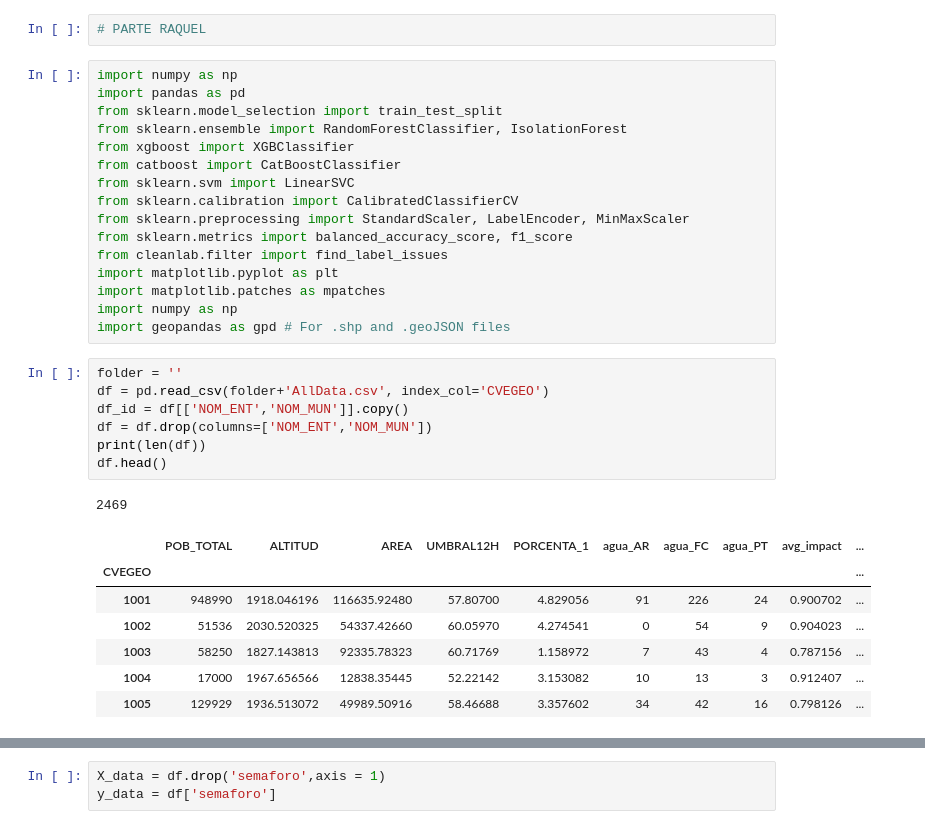
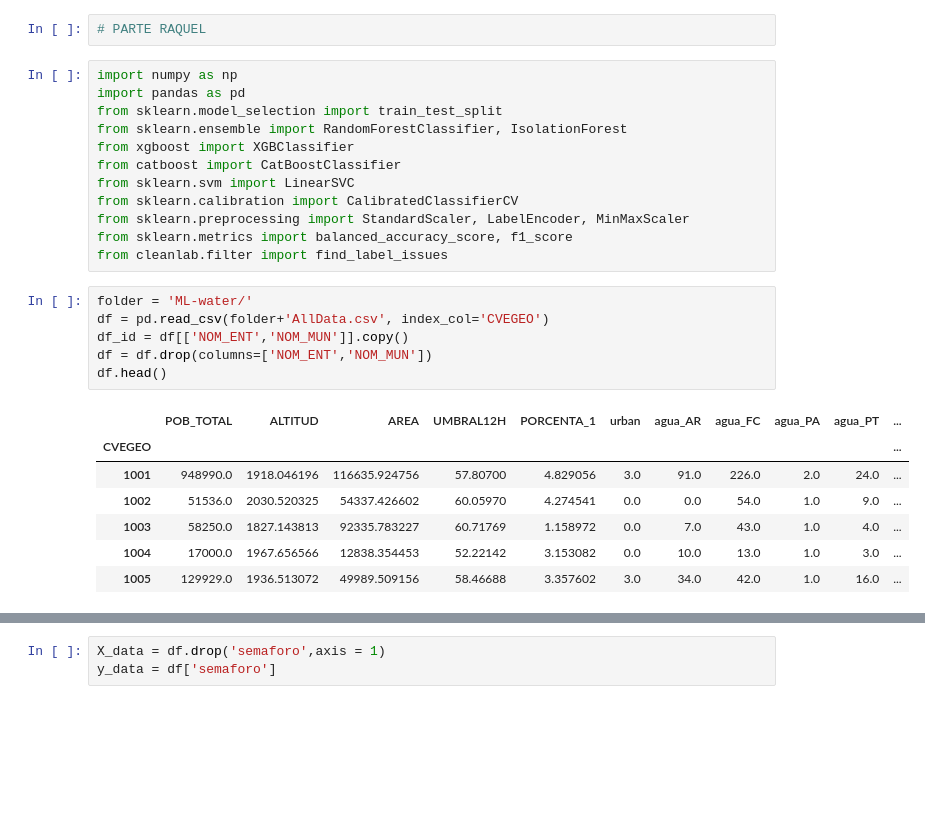
Before and after one commit to raqcoss/ML-water, a Jupyter notebook: parte_raquel.ipynb, the cells around one changed output, grey strips where cells are left out. Saved outputs shown, nothing was run; the diff lists cells and outputs as text; blank space fills up the shorter version.

```diff
--- a/parte_raquel.ipynb
+++ b/parte_raquel.ipynb
@@ -12,23 +12,17 @@ from sklearn.calibration import CalibratedClassifierCV
 from sklearn.preprocessing import StandardScaler, LabelEncoder, MinMaxScaler
 from sklearn.metrics import balanced_accuracy_score, f1_score
 from cleanlab.filter import find_label_issues
-import matplotlib.pyplot as plt
-import matplotlib.patches as mpatches
-import numpy as np
-import geopandas as gpd # For .shp and .geoJSON files
 # %%
-folder = ''
+folder = 'ML-water/'
 df = pd.read_csv(folder+'AllData.csv', index_col='CVEGEO')
 df_id = df[['NOM_ENT','NOM_MUN']].copy()
 df = df.drop(columns=['NOM_ENT','NOM_MUN'])
-print(len(df))
 df.head()
 # %% [output]
-2469
-|  | POB_TOTAL | ALTITUD | AREA | UMBRAL12H | PORCENTA_1 | agua_AR | agua_FC | agua_PT | avg_impact | ... |
-| CVEGEO |  |  |  |  |  |  |  |  |  | ... |
-| 1001 | 948990 | 1918.046196 | 116635.92480 | 57.80700 | 4.829056 | 91 | 226 | 24 | 0.900702 | ... |
-| 1002 | 51536 | 2030.520325 | 54337.42660 | 60.05970 | 4.274541 | 0 | 54 | 9 | 0.904023 | ... |
-| 1003 | 58250 | 1827.143813 | 92335.78323 | 60.71769 | 1.158972 | 7 | 43 | 4 | 0.787156 | ... |
-| 1004 | 17000 | 1967.656566 | 12838.35445 | 52.22142 | 3.153082 | 10 | 13 | 3 | 0.912407 | ... |
-| 1005 | 129929 | 1936.513072 | 49989.50916 | 58.46688 | 3.357602 | 34 | 42 | 16 | 0.798126 | ... |
+|  | POB_TOTAL | ALTITUD | AREA | UMBRAL12H | PORCENTA_1 | urban | agua_AR | agua_FC | agua_PA | agua_PT | ... |
+| CVEGEO |  |  |  |  |  |  |  |  |  |  | ... |
+| 1001 | 948990.0 | 1918.046196 | 116635.924756 | 57.80700 | 4.829056 | 3.0 | 91.0 | 226.0 | 2.0 | 24.0 | ... |
+| 1002 | 51536.0 | 2030.520325 | 54337.426602 | 60.05970 | 4.274541 | 0.0 | 0.0 | 54.0 | 1.0 | 9.0 | ... |
+| 1003 | 58250.0 | 1827.143813 | 92335.783227 | 60.71769 | 1.158972 | 0.0 | 7.0 | 43.0 | 1.0 | 4.0 | ... |
+| 1004 | 17000.0 | 1967.656566 | 12838.354453 | 52.22142 | 3.153082 | 0.0 | 10.0 | 13.0 | 1.0 | 3.0 | ... |
+| 1005 | 129929.0 | 1936.513072 | 49989.509156 | 58.46688 | 3.357602 | 3.0 | 34.0 | 42.0 | 1.0 | 16.0 | ... |
```
Also changed, not shown: parts of 28 cells of this notebook.
